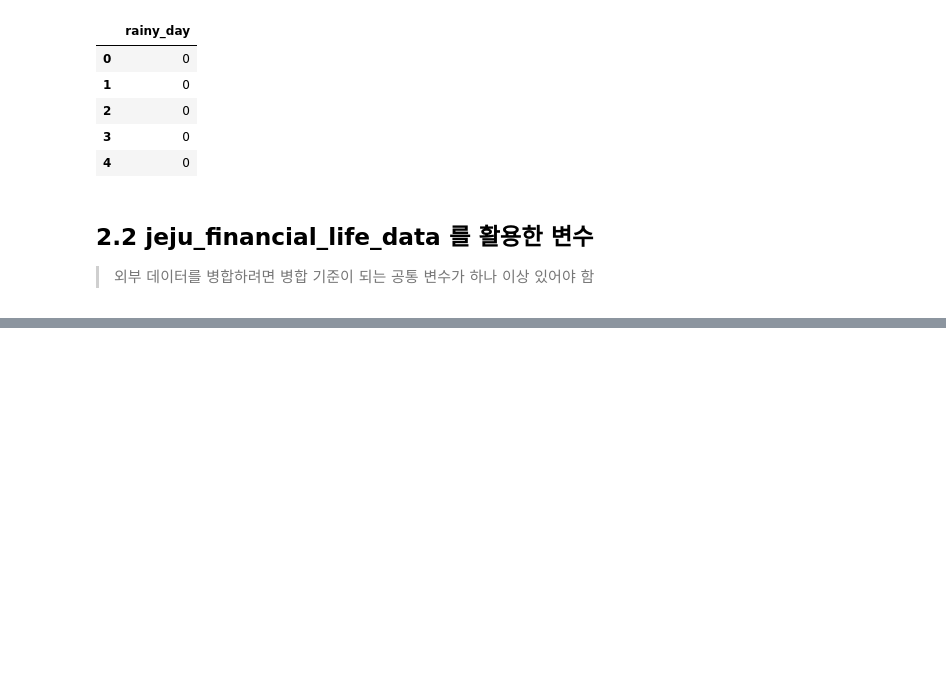
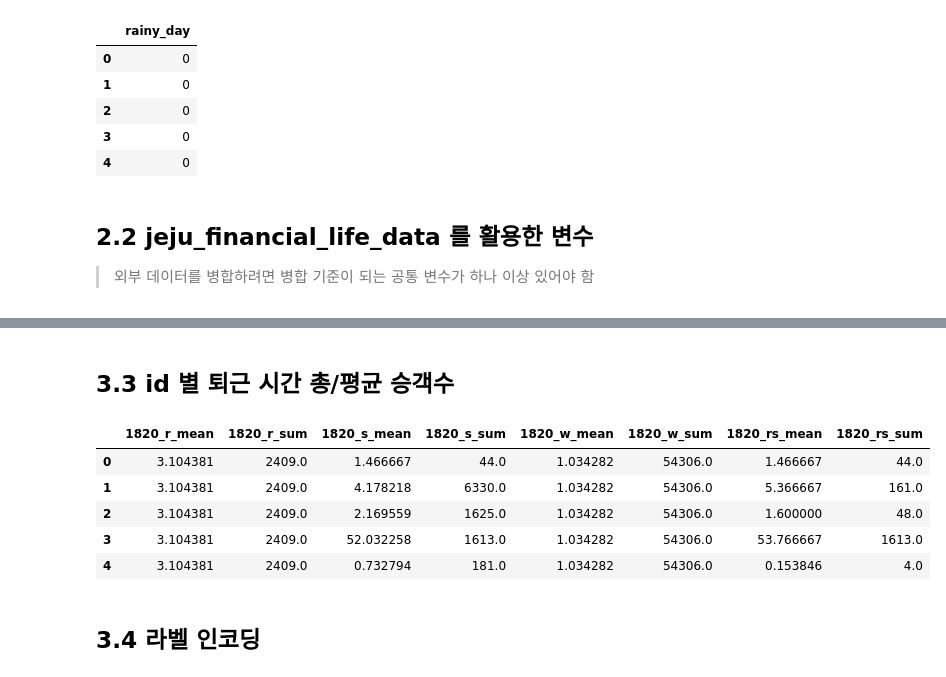
Before and after one commit to pyohamen/DACON-jeju-bus-prediction, a Jupyter notebook: 퇴근시간버스승차인원예측/2_making_feature&model.ipynb, the cells around one changed output, grey strips where cells are left out. Saved outputs shown, nothing was run; the diff lists cells and outputs as text; code cells hidden in the pictures; blank space fills up the shorter version.

```diff
--- a/퇴근시간버스승차인원예측/2_making_feature&model.ipynb
+++ b/퇴근시간버스승차인원예측/2_making_feature&model.ipynb
@@ -705,0 +881,8 @@ df[['rainy_day']].head()
+# %%
+# 오전시간대에 3시간동안 승차한 인원수의 합계
+df['69a'] = df['6~7_ride'] + df['7~8_ride'] + df['8~9_ride']
+df['912a']= df['9~10_ride'] + df['10~11_ride'] + df['11~12_ride']
+
+# 오전시간대에 3시간동안 하차한 인원수의 합계
+df['69b'] = df['6~7_takeoff'] + df['7~8_takeoff'] + df['8~9_takeoff']
+df['912b'] = df['9~10_takeoff'] + df['10~11_takeoff'] + df['11~12_takeoff']
@@ -705,0 +900,8 @@ df[['rainy_day']].head()
+# %%
+# 변수명 변경
+# ['날짜', '현재일기', '현재기온', '체감온도', '일강수']
+weather.columns = ['date','description','temp','feels_like','rain']
+weather['rain'] = weather['rain'].replace(' ', '0')
+weather['rain'] = weather['rain'].astype(float)
+weather['date'] = pd.to_datetime(weather['date'])
+df = pd.merge(df, weather, how='left', on='date')
@@ -705,0 +917,40 @@ df[['rainy_day']].head()
+# %% [markdown]
+## 3.3 id 별 퇴근 시간 총/평균 승객수
+# %%
+def id_statistic(ID, col1, col2) :
+
+    train_data = df.query('cue==0').reset_index()
+
+    # mean, sum
+    rs_mean = train_data.groupby([ID])['18~20_ride'].agg([(col1, 'mean')]
+                                                        ).reset_index()
+    rs_sum = train_data.groupby([ID])['18~20_ride'].agg([(col2, 'sum')]
+                                                       ).reset_index()
+    rs_mean_sum = pd.merge(rs_mean, rs_sum, on=ID)
+
+    # merge
+    merge_data = pd.merge(df, rs_mean_sum, how='left', on=ID)
+
+    # 연속형 변수의 결측치를 평균값으로 대체
+    merge_data[col1] = merge_data[col1].fillna(rs_mean[col1].mean())
+    merge_data[col2] = merge_data[col2].fillna(rs_sum[col2].mean())
+
+    return merge_data
+
+
+df = id_statistic('bus_route_id', '1820_r_mean', '1820_r_sum')
+df = id_statistic('station_code', '1820_s_mean', '1820_s_sum')
+df = id_statistic('weekday', '1820_w_mean', '1820_w_sum')
+df = id_statistic('route_station', '1820_rs_mean', '1820_rs_sum')
+# %%
+df[['1820_r_mean', '1820_r_sum', '1820_s_mean', '1820_s_sum',
+   '1820_w_mean', '1820_w_sum', '1820_rs_mean', '1820_rs_sum']].head()
+# %% [output]
+|  | 1820_r_mean | 1820_r_sum | 1820_s_mean | 1820_s_sum | 1820_w_mean | 1820_w_sum | 1820_rs_mean | 1820_rs_sum |
+| 0 | 3.104381 | 2409.0 | 1.466667 | 44.0 | 1.034282 | 54306.0 | 1.466667 | 44.0 |
+| 1 | 3.104381 | 2409.0 | 4.178218 | 6330.0 | 1.034282 | 54306.0 | 5.366667 | 161.0 |
+| 2 | 3.104381 | 2409.0 | 2.169559 | 1625.0 | 1.034282 | 54306.0 | 1.600000 | 48.0 |
+| 3 | 3.104381 | 2409.0 | 52.032258 | 1613.0 | 1.034282 | 54306.0 | 53.766667 | 1613.0 |
+| 4 | 3.104381 | 2409.0 | 0.732794 | 181.0 | 1.034282 | 54306.0 | 0.153846 | 4.0 |
+# %% [markdown]
+## 3.4 라벨 인코딩
```
Also changed, not shown: parts of 79 cells of this notebook, 10 other files.
